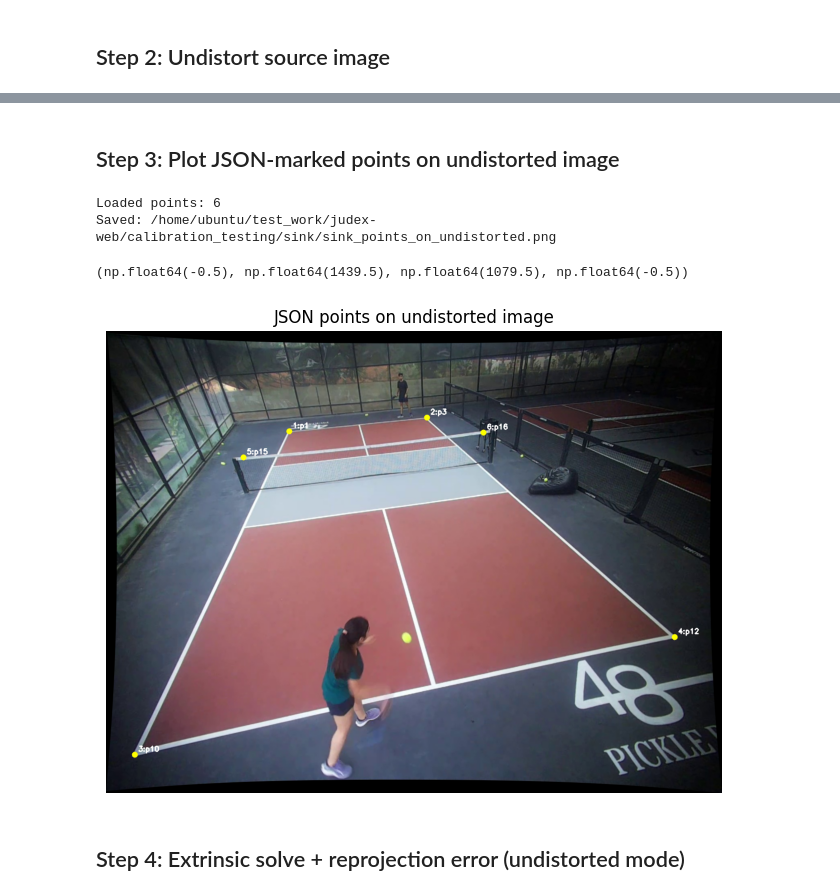
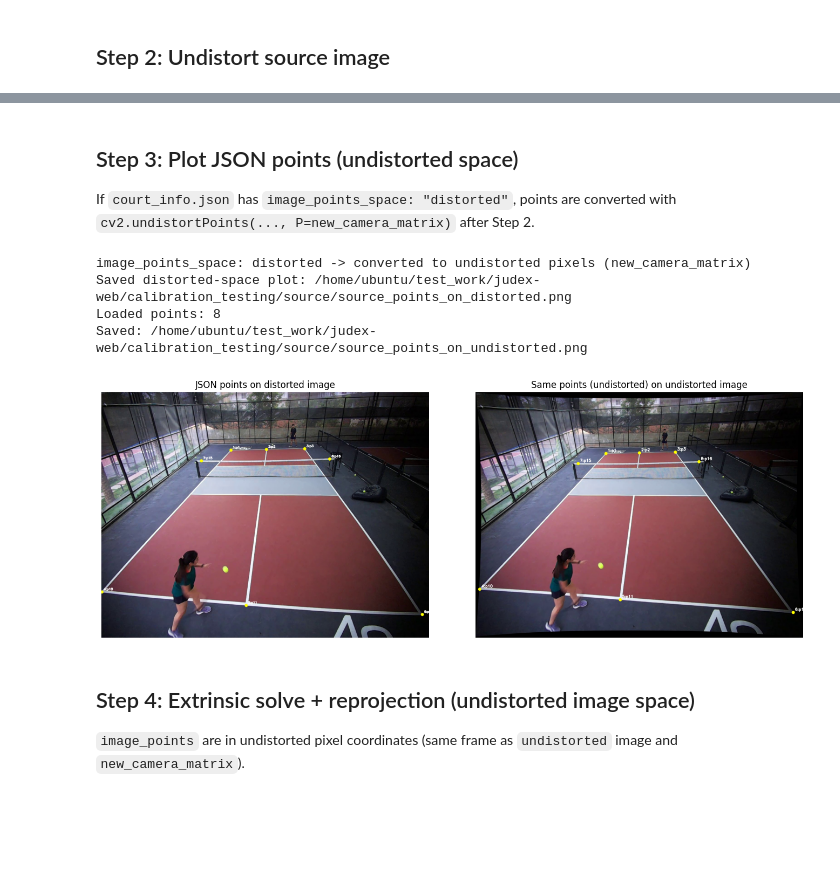
Before and after one commit to garmourai/judex-web, a Jupyter notebook: calibration_testing/calibration_testing.ipynb, the cells around one changed output, grey strips where cells are left out. Cells and saved outputs as stored; diff of their text form; code cells hidden in the pictures; blank space fills up the shorter version.

```diff
--- a/calibration_testing/calibration_testing.ipynb
+++ b/calibration_testing/calibration_testing.ipynb
@@ -28,11 +28,12 @@ MODE = 'sink'  # change to 'sink' when needed
 assert MODE in ('source', 'sink')
 
 CB_DIR = os.path.join(BASE_DIR, 'checkerboard_2.8mm')
+
 TARGET_DIR = os.path.join(BASE_DIR, MODE)
 
 IMAGE_NAME = f'{MODE}.jpg'
 SOURCE_IMAGE = os.path.join(TARGET_DIR, IMAGE_NAME)
-COURT_INFO_INPUT = os.path.join(TARGET_DIR, 'court_info_input.json')
+COURT_INFO = os.path.join(TARGET_DIR, 'court_info.json')
 
 CAM_YAML = os.path.join(TARGET_DIR, 'camera_object.yaml')
 CAM_PKL = os.path.join(TARGET_DIR, 'camera_object.pkl')
@@ -45,12 +46,12 @@ EXTRINSIC_OVERLAY = os.path.join(TARGET_DIR, f'{MODE}_extrinsic_reprojection_ove
 os.makedirs(TARGET_DIR, exist_ok=True)
 assert os.path.exists(CB_DIR), f'Missing checkerboard dir: {CB_DIR}'
 assert os.path.exists(SOURCE_IMAGE), f'Missing source image: {SOURCE_IMAGE}'
-assert os.path.exists(COURT_INFO_INPUT), f'Missing point json: {COURT_INFO_INPUT}'
+assert os.path.exists(COURT_INFO), f'Missing court json: {COURT_INFO}'
 
 print('BASE_DIR:', BASE_DIR)
 print('MODE:', MODE)
 print('TARGET_DIR:', TARGET_DIR)
 print('SOURCE_IMAGE:', SOURCE_IMAGE)
-print('COURT_INFO_INPUT:', COURT_INFO_INPUT)
+print('COURT_INFO:', COURT_INFO)
 # %% [output]
 BASE_DIR: /home/ubuntu/test_work/judex-web/calibration_testing
@@ -207,34 +208,66 @@ Undistorted shape: (1080, 1440, 3)
-# %% [markdown]
-## Step 3: Plot JSON-marked points on undistorted image
+# %% [markdown]
+## Step 3: Plot JSON points (undistorted space)
+
+If `court_info.json` has `image_points_space: "distorted"`, points are converted with `cv2.undistortPoints(..., P=new_camera_matrix)` after Step 2.
 # %%
-with open(COURT_INFO_INPUT, 'r', encoding='utf-8') as f:
+with open(COURT_INFO, 'r', encoding='utf-8') as f:
     court_info = json.load(f)
 
 world_points = np.asarray(court_info['world_points'], dtype=np.float32)
-image_points = np.asarray(court_info['image_points'], dtype=np.float32)
-point_names = court_info.get('point_names', [f'p{i+1}' for i in range(len(image_points))])
+image_points_distorted = np.asarray(court_info['image_points'], dtype=np.float32)
+point_names = court_info.get('point_names', [f'p{i+1}' for i in range(len(image_points_distorted))])
+space = court_info.get('image_points_space', 'undistorted')
 
-assert len(world_points) == len(image_points), 'world/image point count mismatch'
+assert len(world_points) == len(image_points_distorted), 'world/image point count mismatch'
+
+if space == 'distorted':
+    pts_in = image_points_distorted.reshape(-1, 1, 2).astype(np.float32)
+    image_points = cv2.undistortPoints(
+        pts_in, camera_matrix, dist_coeffs, P=new_camera_matrix
+    ).reshape(-1, 2).astype(np.float32)
+    print('image_points_space: distorted -> converted to undistorted pixels (new_camera_matrix)')
+else:
+    image_points = image_points_distorted.copy()
+    print('image_points_space: undistorted (used as-is)')
+
+# Optional: show distorted clicks on raw image
+vis_raw = img.copy()
+for i, (pt, name) in enumerate(zip(image_points_distorted, point_names), start=1):
+    x, y = int(round(float(pt[0]))), int(round(float(pt[1])))
+    cv2.circle(vis_raw, (x, y), 7, (0, 255, 255), -1)
+    cv2.putText(vis_raw, f'{i}:{name}', (x+8, y-8), cv2.FONT_HERSHEY_SIMPLEX, 0.45, (255, 255, 255), 2)
+raw_plot_path = os.path.join(TARGET_DIR, f'{MODE}_points_on_distorted.png')
+cv2.imwrite(raw_plot_path, vis_raw)
+print('Saved distorted-space plot:', raw_plot_path)
 
 vis = undistorted.copy()
 for i, (pt, name) in enumerate(zip(image_points, point_names), start=1):
     x, y = int(round(float(pt[0]))), int(round(float(pt[1])))
     cv2.circle(vis, (x, y), 7, (0, 255, 255), -1)
-    cv2.putText(vis, f'{i}:{name}', (x+8, y-8), cv2.FONT_HERSHEY_SIMPLEX, 0.55, (255,255,255), 2)
+    cv2.putText(vis, f'{i}:{name}', (x+8, y-8), cv2.FONT_HERSHEY_SIMPLEX, 0.55, (255, 255, 255), 2)
 
 cv2.imwrite(POINTS_PLOT_IMAGE, vis)
 print('Loaded points:', len(image_points))
 print('Saved:', POINTS_PLOT_IMAGE)
 
-plt.figure(figsize=(10,6))
-plt.title('JSON points on undistorted image')
+plt.figure(figsize=(14, 5))
+plt.subplot(1, 2, 1)
+plt.title('JSON points on distorted image')
+plt.imshow(cv2.cvtColor(vis_raw, cv2.COLOR_BGR2RGB))
+plt.axis('off')
+plt.subplot(1, 2, 2)
+plt.title('Same points (undistorted) on undistorted image')
 plt.imshow(cv2.cvtColor(vis, cv2.COLOR_BGR2RGB))
 plt.axis('off')
+plt.tight_layout()
 # %% [output]
-Loaded points: 6
-Saved: /home/ubuntu/test_work/judex-web/calibration_testing/sink/sink_points_on_undistorted.png
+image_points_space: distorted -> converted to undistorted pixels (new_camera_matrix)
+Saved distorted-space plot: /home/ubuntu/test_work/judex-web/calibration_testing/source/source_points_on_distorted.png
+Loaded points: 8
+Saved: /home/ubuntu/test_work/judex-web/calibration_testing/source/source_points_on_undistorted.png
-(np.float64(-0.5), np.float64(1439.5), np.float64(1079.5), np.float64(-0.5))
-[figure, old version]
+[figure, new version]
 # %% [markdown]
-## Step 4: Extrinsic solve + reprojection error (undistorted mode)
+## Step 4: Extrinsic solve + reprojection (undistorted image space)
+
+`image_points` are in undistorted pixel coordinates (same frame as `undistorted` image and `new_camera_matrix`).
 # %%
```
Also changed, not shown: parts of 5 cells of this notebook, 22 other files.
